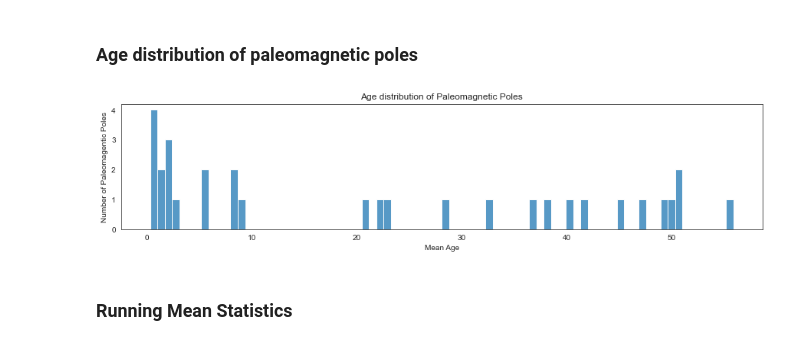
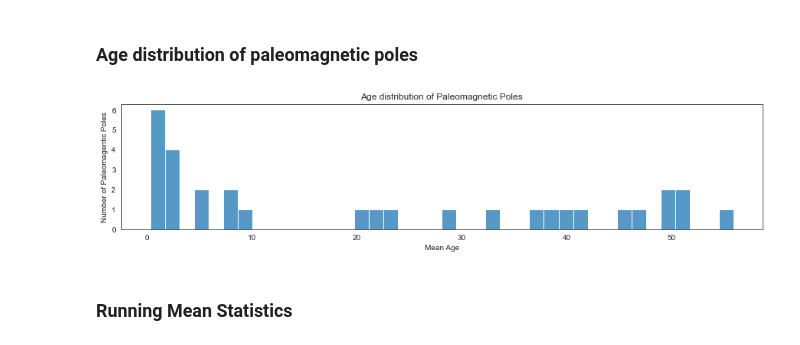
Before and after one commit to PolarWandering/Young_CEED, a Jupyter notebook: 2_APWP_conventional.ipynb, the cells around one changed output. Drawn from its saved outputs; the diff is of its cells as text; code cells hidden in the pictures.

```diff
--- a/2_APWP_conventional.ipynb
+++ b/2_APWP_conventional.ipynb
@@ -60,12 +64,12 @@ plot_poles_and_APWP(extent, df_pole_compilation_by_study, RM_classic_by_study)
 # %%
 fig = plt.figure(figsize=(15,3))
 plt.title('Age distribution of Paleomagnetic Poles')
 plt.ylabel('Number of Paleomagentic Poles')
 plt.xlabel('Mean Age')
-sns.histplot(data = df_pole_compilation_by_study, x = 'mean_age', bins = 80, legend = False)
+sns.histplot(data = df_pole_compilation_by_study, x = 'mean_age', bins = 40, legend = False)
 plt.savefig('test.pdf', dpi =600, bbox_inches='tight')
 # %% [output]
-[figure, old version]
+[figure, new version]
 # %% [markdown]
 ### Running Mean Statistics
 # %%
```
Also changed, not shown: parts of 3 cells of this notebook.
